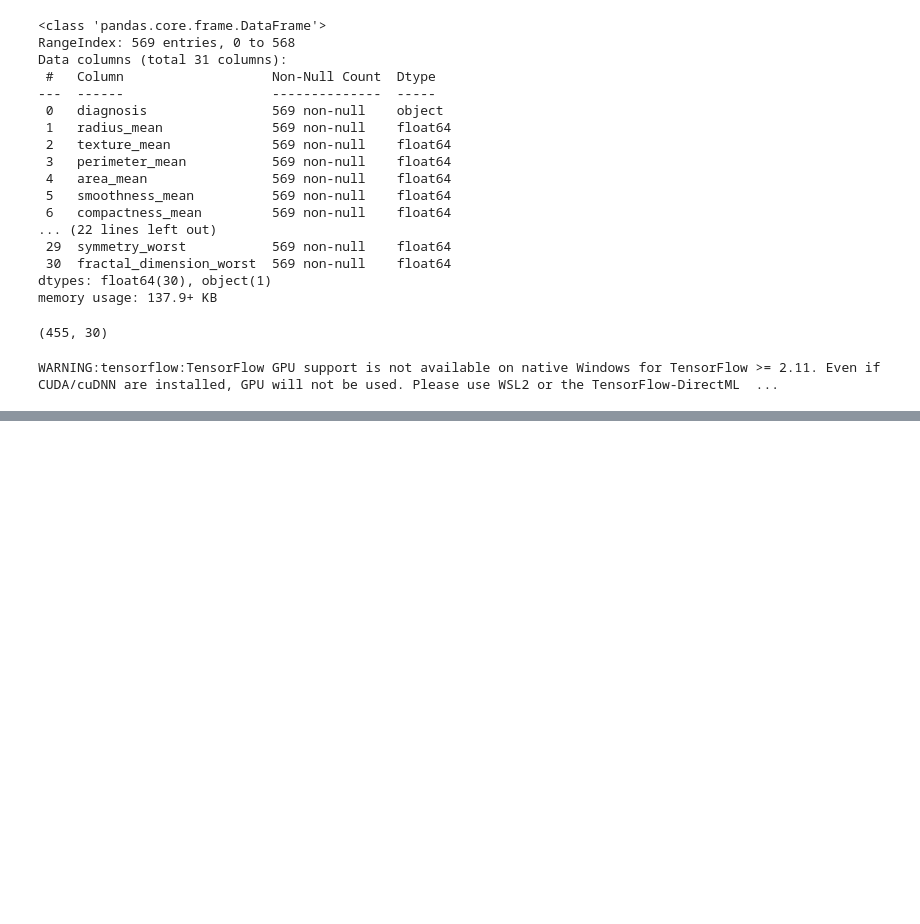
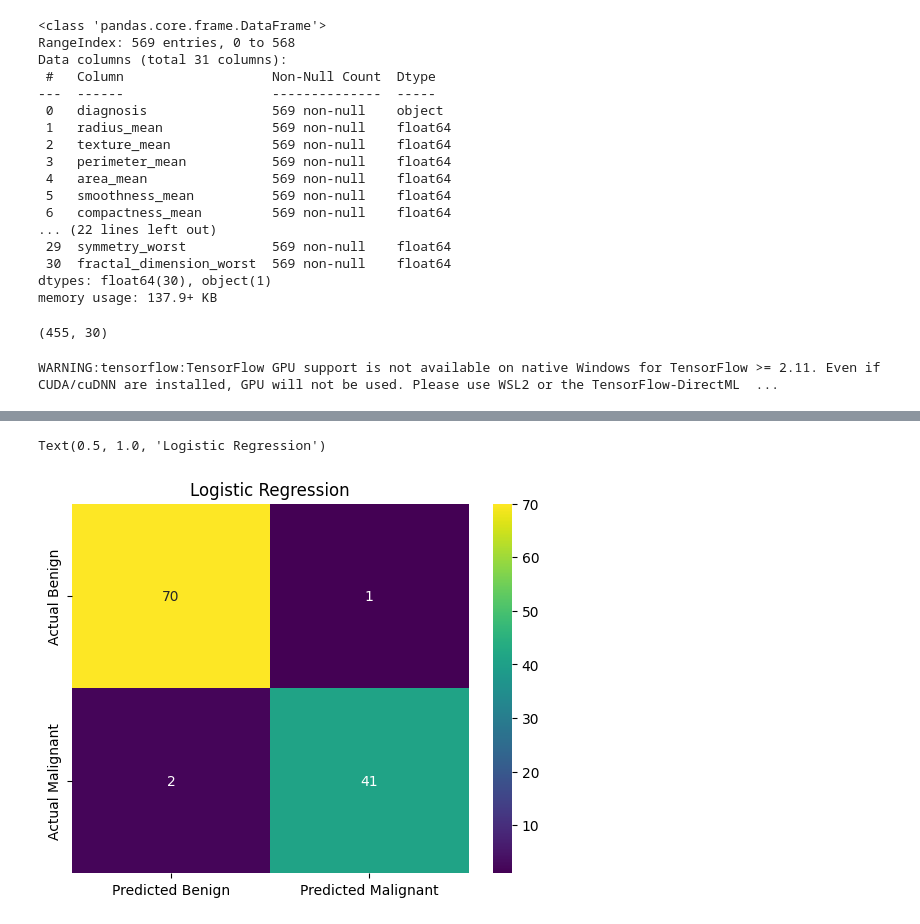
Before and after one commit to sumitprasad4205/Breast-Cancer-Prediction, a Jupyter notebook: m3.ipynb, the cells around one changed output, grey strips where cells are left out. Drawn from its saved outputs; the diff is of its cells as text; code cells hidden in the pictures; blank space fills up the shorter version.

```diff
--- a/m3.ipynb
+++ b/m3.ipynb
@@ -181,0 +203,6 @@ cf_df
+# %%
+sns.heatmap(cm2_df,annot=True,fmt='d',cmap='viridis')
+plt.title("Logistic Regression")
+# %% [output]
+Text(0.5, 1.0, 'Logistic Regression')
+[figure, added]
```
Also changed, not shown: parts of 16 cells of this notebook.
